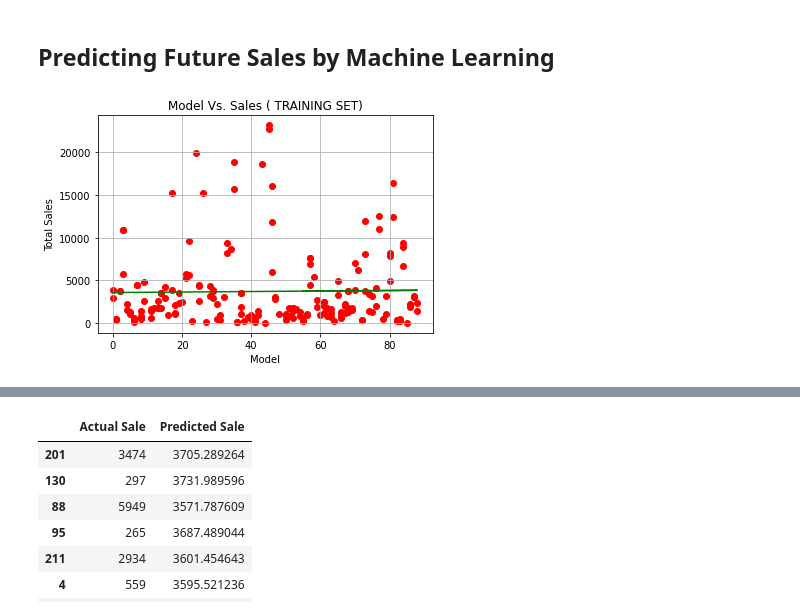
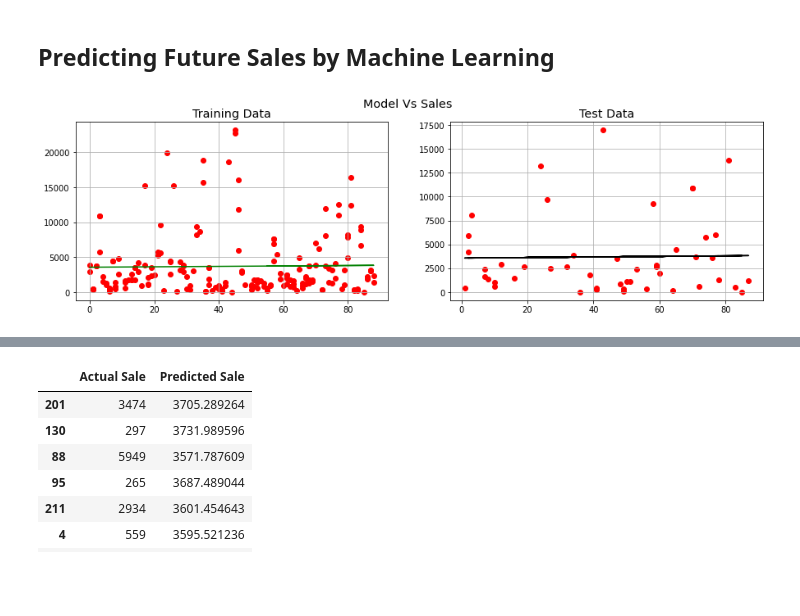
Before and after one commit to ArdeshnaA/CanadaCarSale, a Jupyter notebook: Carsale_EDA.ipynb, the cells around one changed output, grey strips where cells are left out. Drawn from its saved outputs; the diff is of its cells as text; code cells hidden in the pictures; blank space fills up the shorter version.

```diff
--- a/Carsale_EDA.ipynb
+++ b/Carsale_EDA.ipynb
@@ -248,31 +248,38 @@ fig.show()
 # %%
 #Splitting dataset based on dependent and independent feature
 
 from sklearn.linear_model import LinearRegression
 from sklearn.model_selection import train_test_split
 
 #Label-Encoding to better fit the model
 from sklearn.preprocessing import LabelEncoder
 labelencoder = LabelEncoder()  #creating instance of LabelEncoder
 data['Model_No'] = labelencoder.fit_transform(data['Model'])
 #land_rover_sales['Model_No'] = labelencoder.fit_transform(land_rover_sales['Model']).  #For LandRover Models
 
 x = data.drop(['Jan','Feb','Mar','Apr','May','Jun','Jul','Aug','Sep','Oct','Nov','Dec','Year','Model', 'Car_Size', 'Total_Sales'], axis=1).iloc[:, :].values    # independent feature
 y = data.Total_Sales  # dependent feature
 
 # Splitting the dataset into the Training set and Test set
 x_train,x_test,y_train,y_test = train_test_split(x,y,test_size=0.2, random_state=1)
 
 #Regression Object
 lr = LinearRegression()
 lr.fit(x_train,y_train)
 
-plt.scatter(x_train[:,0],y_train,color = 'red')
-plt.plot(x_train,lr.predict(x_train),color = 'green')
-plt.title("Model Vs. Sales ( TRAINING SET)")
-plt.xlabel("Model")
-plt.ylabel("Total Sales")
-plt.grid()
-plt.show()
+# Create plots.
+fig, axs = plt.subplots(1,2, figsize=(15,4))
+plt.rcParams['font.size'] = 12
+fig.suptitle('Model Vs Sales')
+#Plotting training data
+axs[0].set_title('Training Data')
+axs[0].scatter(x_train[:,0],y_train,color = 'red')
+axs[0].plot(x_train,lr.predict(x_train),color = 'green')
+axs[0].grid()
+#Plotting test data
+axs[1].set_title('Test Data')
+axs[1].scatter(x_test,y_test,color = 'red')
+axs[1].plot(x_test,lr.predict(x_test),color = 'black')
+axs[1].grid()
 # %% [output]
-[figure, old version]
+[figure, new version]
```
Also changed, not shown: parts of 1 cell of this notebook.
